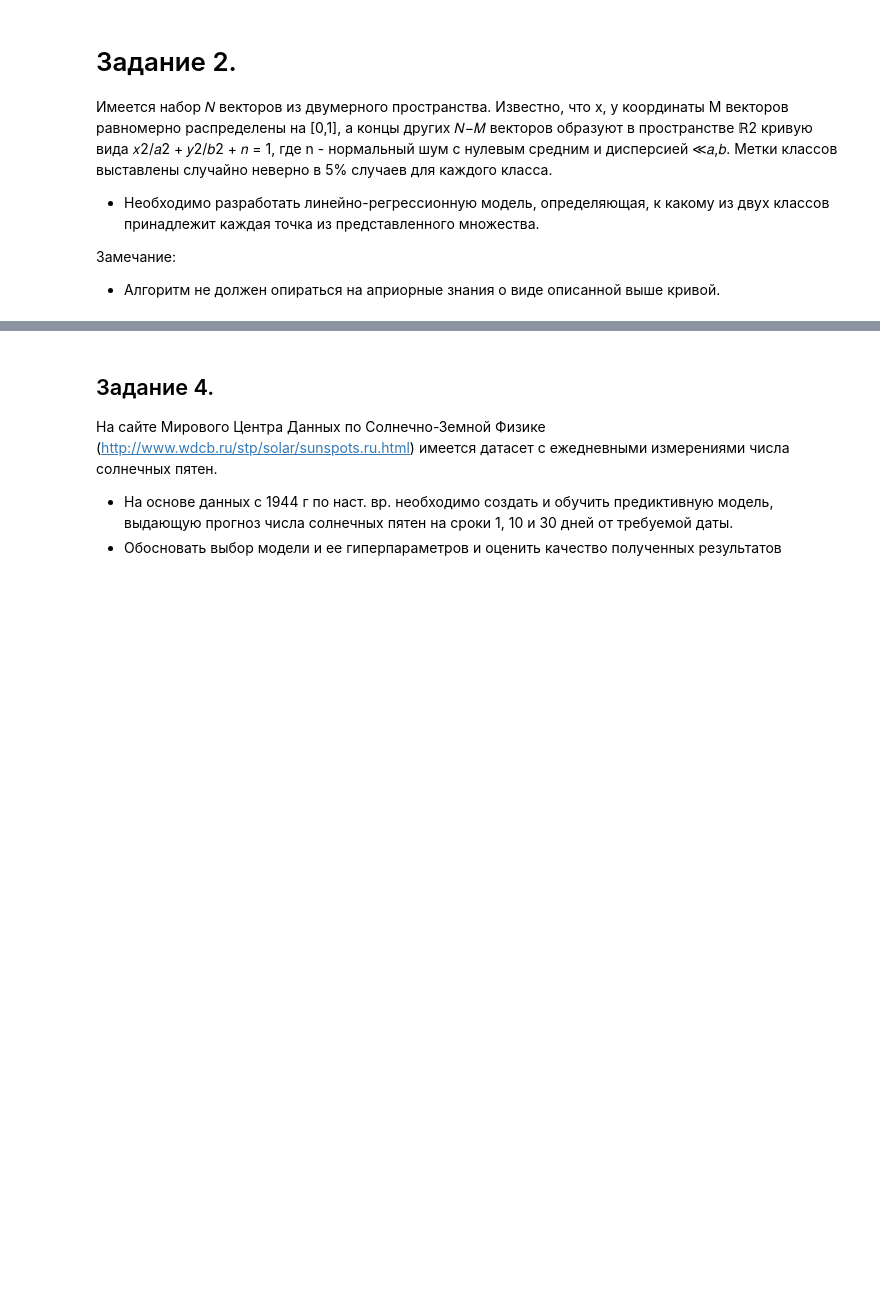
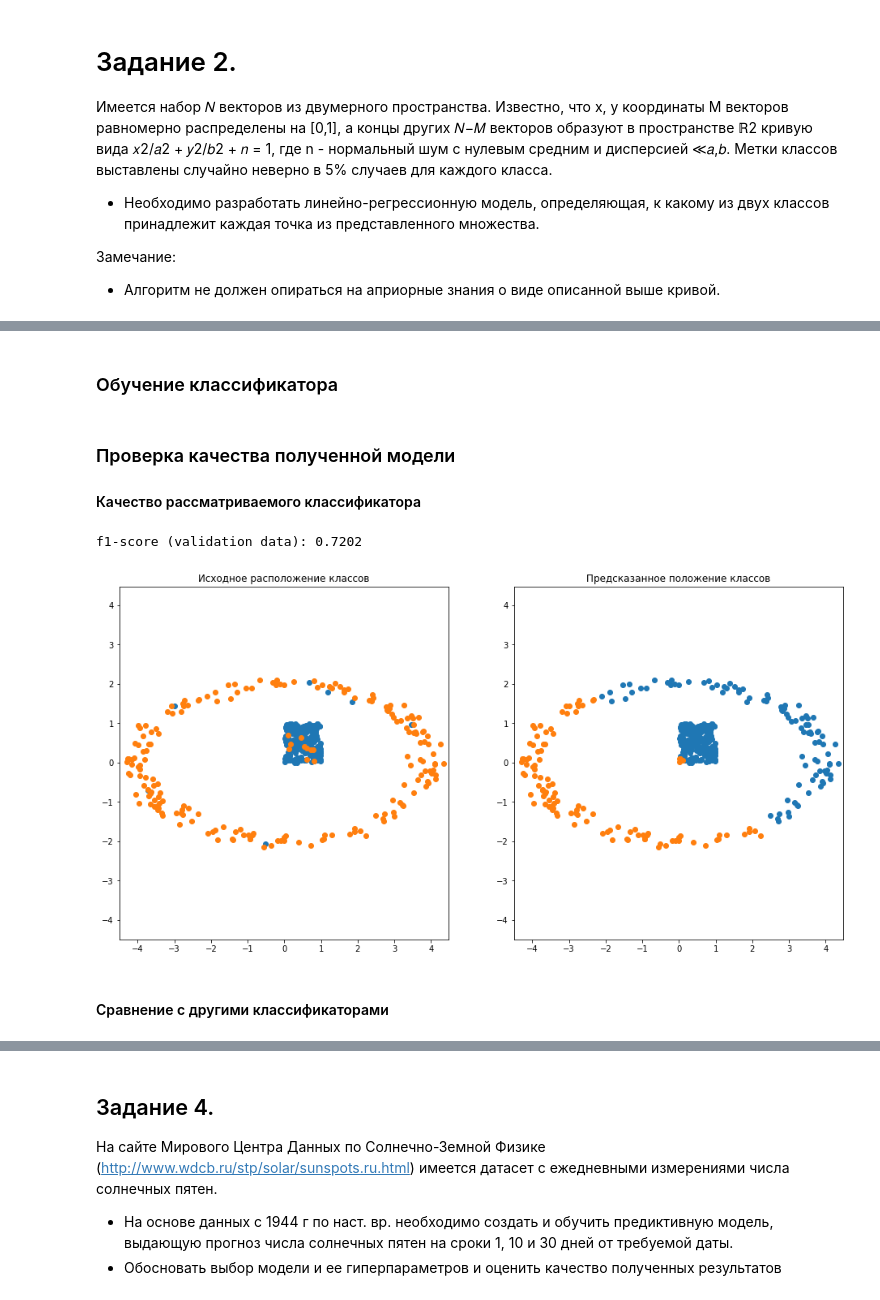
Before and after one commit to rurm/Tasks, a Jupyter notebook: TGT.ipynb, the cells around one changed output, grey strips where cells are left out. Drawn from its saved outputs; the diff is of its cells as text; code cells hidden in the pictures; blank space fills up the shorter version.

```diff
--- a/TGT.ipynb
+++ b/TGT.ipynb
@@ -366,0 +546,2 @@ def make_test_data(N_num= 1000, a= 4, b= 2, proportion= 0.5 , error_proportion=
+# %% [markdown]
+### Обучение классификатора
@@ -366,0 +559,28 @@ def make_test_data(N_num= 1000, a= 4, b= 2, proportion= 0.5 , error_proportion=
+# %% [markdown]
+### Проверка качества полученной модели
+#### Качество рассматриваемого классификатора
+# %%
+y_pred = calc_pred(X_val, optimal_params)
+
+lim0 = (np.min(X[:,0]),np.max(X[:,0]))
+fig = plt.figure(figsize=(16, 8))
+ax1 = fig.add_subplot(121)
+ax1.scatter(X_val[y_val==0,0],X_val[y_val==0,1])
+ax1.scatter(X_val[y_val==1,0],X_val[y_val==1,1])
+ax1.set_xlim(lim0)
+ax1.set_ylim(lim0)
+ax1.title.set_text('Исходное расположение классов')
+
+ax2 = fig.add_subplot(122)
+ax2.scatter(X_val[y_pred==0,0],X_val[y_pred==0,1])
+ax2.scatter(X_val[y_pred==1,0],X_val[y_pred==1,1])
+ax2.set_xlim(lim0)
+ax2.set_ylim(lim0)
+ax2.title.set_text('Предсказанное положение классов')
+
+print('f1-score (validation data): ' + str(round(f1_fixed(y_val, y_pred),4)))
+# %% [output]
+f1-score (validation data): 0.7202
+[figure, added]
+# %% [markdown]
+#### Сравнение с другими классификаторами
```
Also changed, not shown: parts of 85 cells of this notebook.
